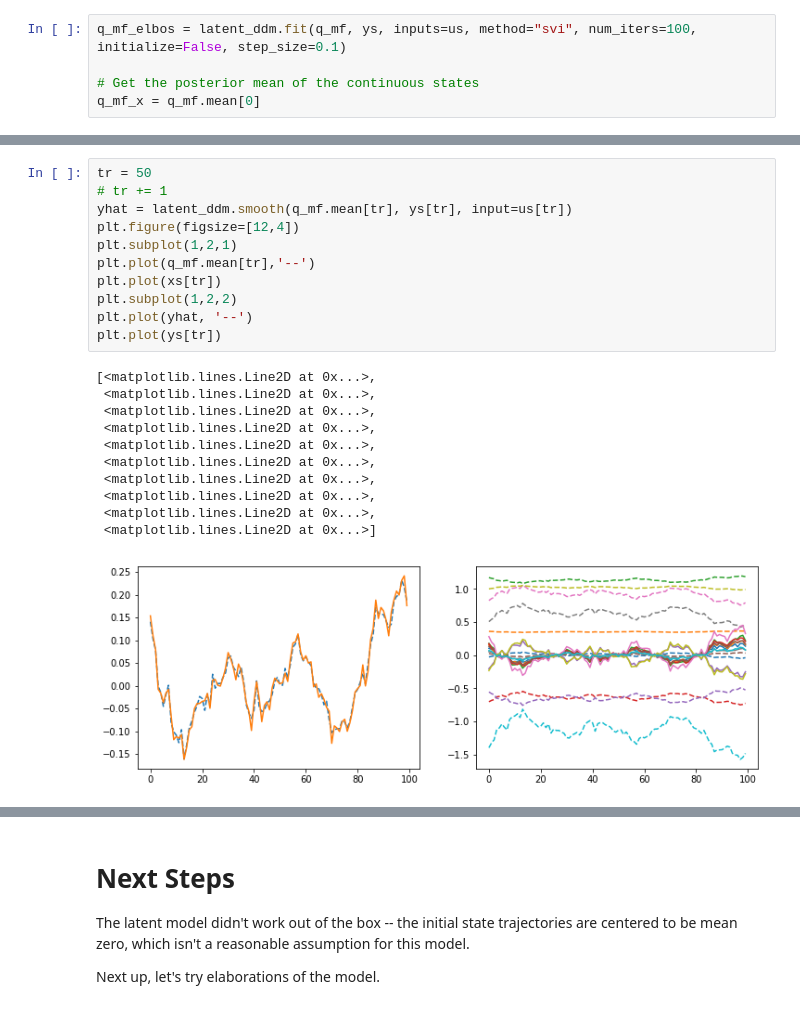
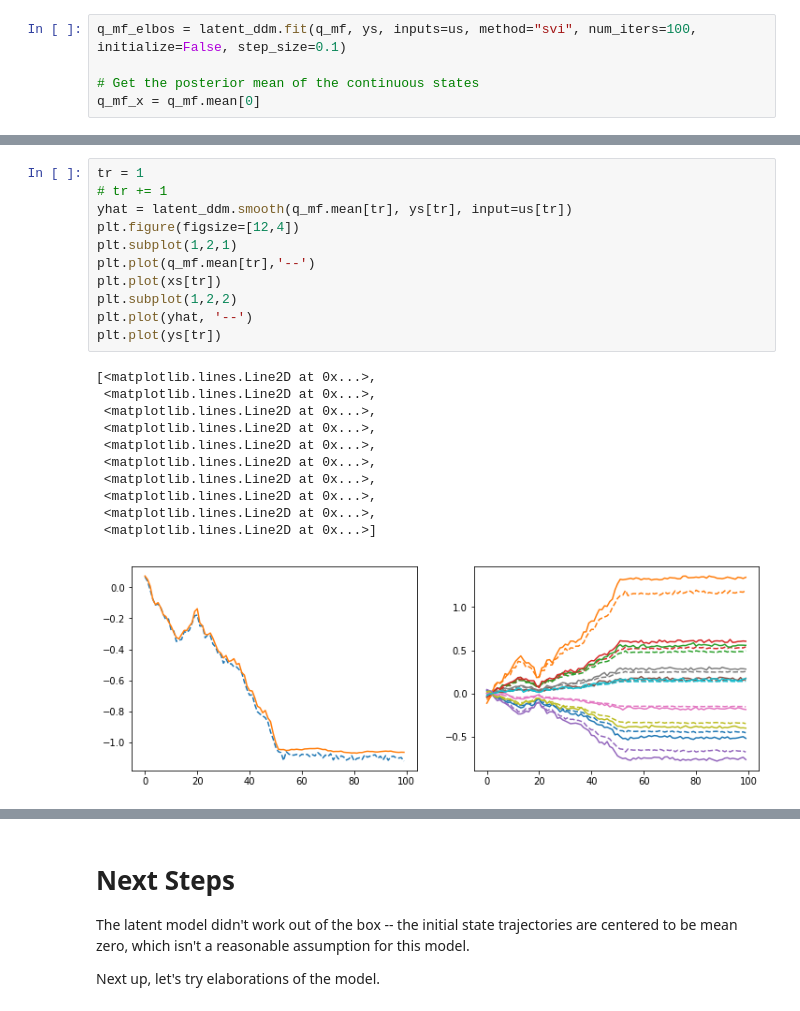
Before and after one commit to davidzoltowski/ssmdm, a Jupyter notebook: notebooks/2019-02-22 Latent Space Models of Decision Making.ipynb, the cells around one changed output, grey strips where cells are left out. Saved outputs shown, nothing was run; the diff lists cells and outputs as text.

```diff
--- a/notebooks/2019-02-22 Latent Space Models of Decision Making.ipynb
+++ b/notebooks/2019-02-22 Latent Space Models of Decision Making.ipynb
@@ -331,23 +333,23 @@ for xhat in q_mf.mean:
 # %%
-tr = 50
+tr = 1
 # tr += 1
 yhat = latent_ddm.smooth(q_mf.mean[tr], ys[tr], input=us[tr])
 plt.figure(figsize=[12,4])
 plt.subplot(1,2,1)
 plt.plot(q_mf.mean[tr],'--')
 plt.plot(xs[tr])
 plt.subplot(1,2,2)
 plt.plot(yhat, '--')
 plt.plot(ys[tr])
 # %% [output]
 [<matplotlib.lines.Line2D at 0x...>,
  <matplotlib.lines.Line2D at 0x...>,
  <matplotlib.lines.Line2D at 0x...>,
  <matplotlib.lines.Line2D at 0x...>,
  <matplotlib.lines.Line2D at 0x...>,
  <matplotlib.lines.Line2D at 0x...>,
  <matplotlib.lines.Line2D at 0x...>,
  <matplotlib.lines.Line2D at 0x...>,
  <matplotlib.lines.Line2D at 0x...>,
  <matplotlib.lines.Line2D at 0x...>]
-[figure, old version]
+[figure, new version]
```
Also changed, not shown: parts of 24 cells of this notebook.
